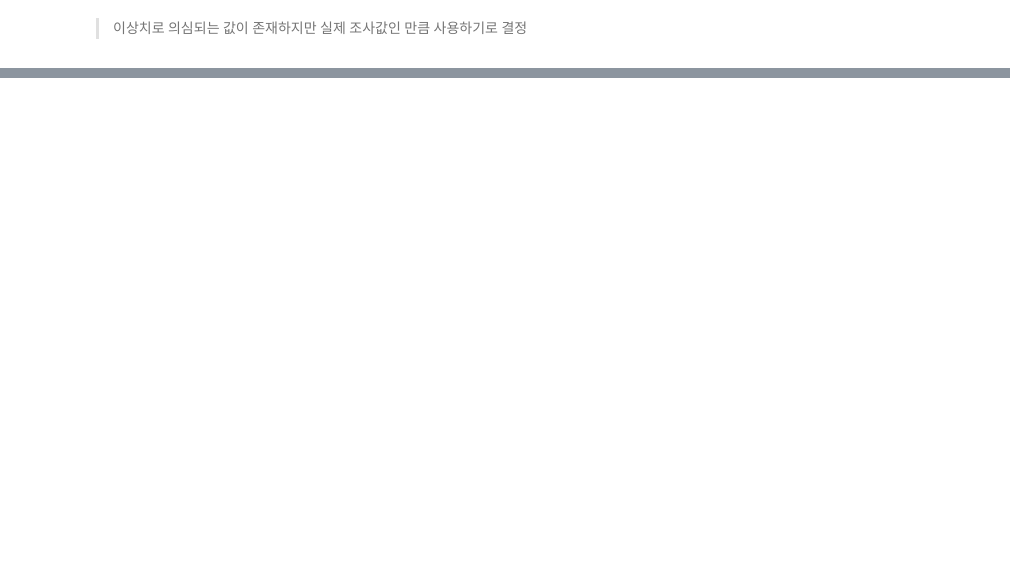
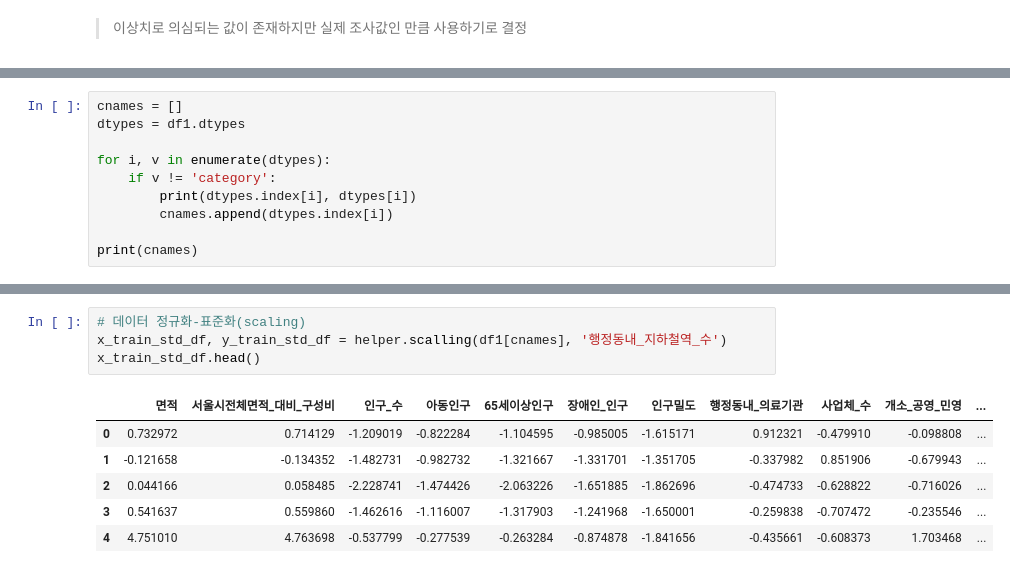
Before and after one commit to jaekim3220/finalproject, a Jupyter notebook: 분석.ipynb, the cells around one changed output, grey strips where cells are left out. Cells and saved outputs as stored; diff of their text form; blank space fills up the shorter version.

```diff
--- a/분석.ipynb
+++ b/분석.ipynb
@@ -215,0 +345,10 @@ plt.show()
+# %%
+cnames = []
+dtypes = df1.dtypes
+
+for i, v in enumerate(dtypes):
+    if v != 'category':
+        print(dtypes.index[i], dtypes[i])
+        cnames.append(dtypes.index[i])
+
+print(cnames)
@@ -215,0 +376,11 @@ plt.show()
+# %%
+# 데이터 정규화-표준화(scaling)
+x_train_std_df, y_train_std_df = helper.scalling(df1[cnames], '행정동내_지하철역_수')
+x_train_std_df.head()
+# %% [output]
+|  | 면적 | 서울시전체면적_대비_구성비 | 인구_수 | 아동인구 | 65세이상인구 | 장애인_인구 | 인구밀도 | 행정동내_의료기관 | 사업체_수 | 개소_공영_민영 | ... |
+| 0 | 0.732972 | 0.714129 | -1.209019 | -0.822284 | -1.104595 | -0.985005 | -1.615171 | 0.912321 | -0.479910 | -0.098808 | ... |
+| 1 | -0.121658 | -0.134352 | -1.482731 | -0.982732 | -1.321667 | -1.331701 | -1.351705 | -0.337982 | 0.851906 | -0.679943 | ... |
+| 2 | 0.044166 | 0.058485 | -2.228741 | -1.474426 | -2.063226 | -1.651885 | -1.862696 | -0.474733 | -0.628822 | -0.716026 | ... |
+| 3 | 0.541637 | 0.559860 | -1.462616 | -1.116007 | -1.317903 | -1.241968 | -1.650001 | -0.259838 | -0.707472 | -0.235546 | ... |
+| 4 | 4.751010 | 4.763698 | -0.537799 | -0.277539 | -0.263284 | -0.874878 | -1.841656 | -0.435661 | -0.608373 | 1.703468 | ... |
```
Also changed, not shown: parts of 30 cells of this notebook, 2 other files.
